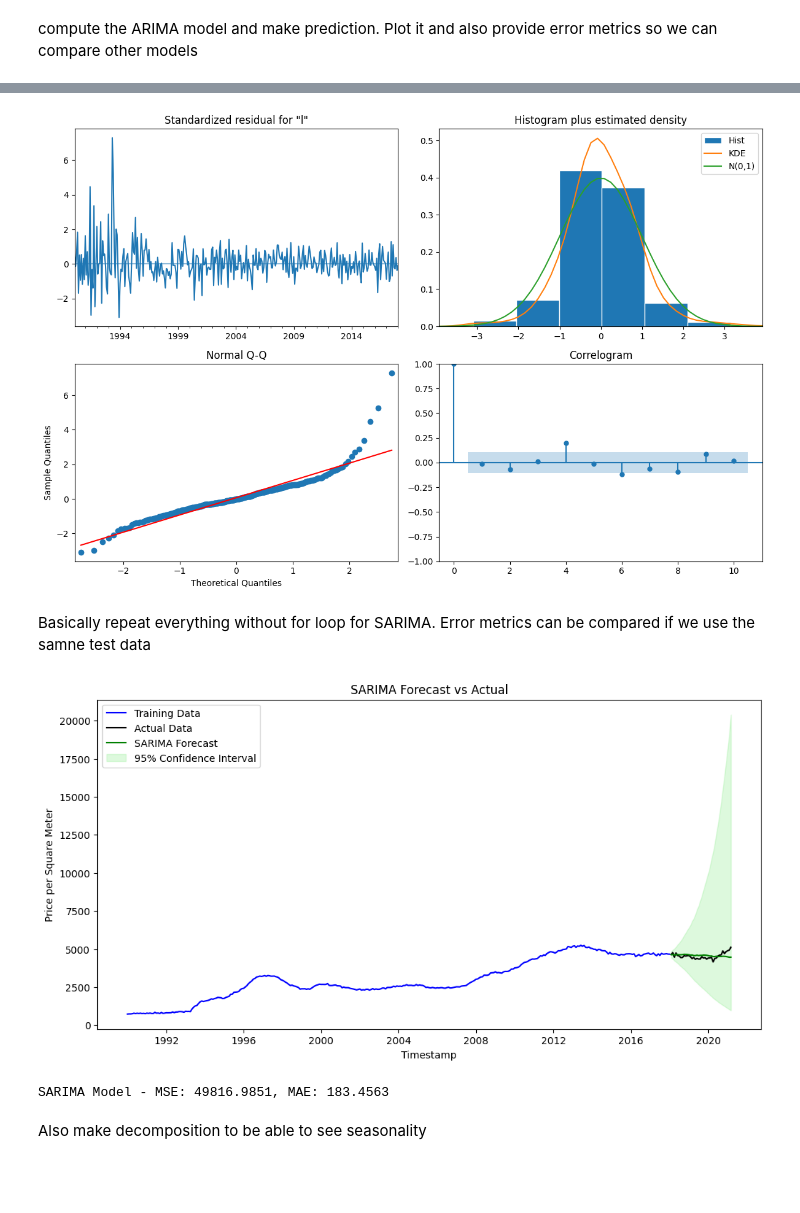
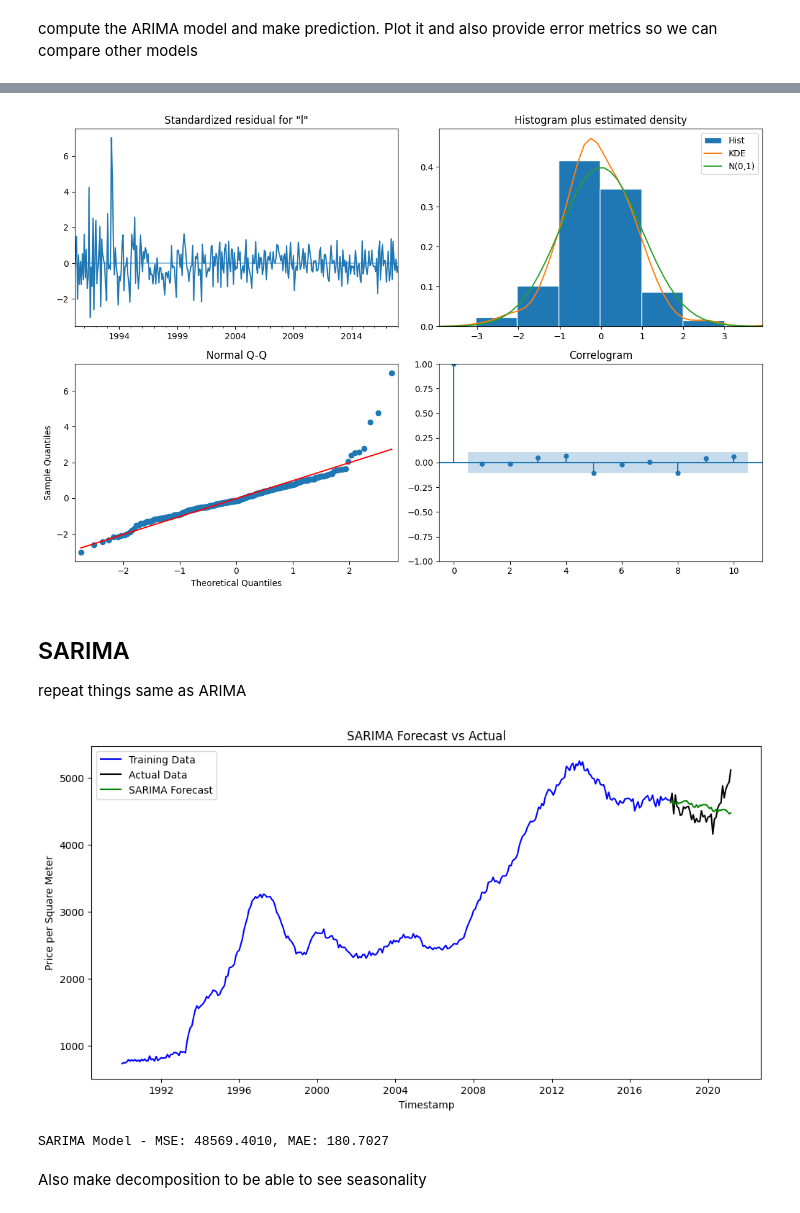
Before and after one commit to mathbert/Housing-Prices-Analysis, a Jupyter notebook: complete_code.ipynb, the cells around one changed output, grey strips where cells are left out. Cells and saved outputs as stored; diff of their text form; code cells hidden in the pictures; blank space fills up the shorter version.

```diff
--- a/src/complete_analysis.ipynb
+++ b/complete_code.ipynb
@@ -19,7 +18,7 @@ warnings.filterwarnings('ignore')
 #Read Preprocessed Data
 
 # Set the file path for the preprocessed CSV file
-input_file_path = "../data/processed/bedok_processed.csv"
+input_file_path = "data/processed/bedok_processed.csv"
 
 # Read the CSV file into a DataFrame and parse the timestamp column as datetime
 df = pd.read_csv(input_file_path, parse_dates=["timestamp"])
@@ -201,11 +208,11 @@ compute the ARIMA model and make prediction. Plot it and also provide error metr
 value_col = "price_psm"
 
 # Split data into training and testing sets
-train_size = int(len(df) * 0.9)
+train_size = int(len(df) * 0.90)
 train, test = df.iloc[:train_size], df.iloc[train_size:]
 
 # For ARIMA, we model the log-transformed series.
-arima_order = (1, 2, 1)  # Adjust ARIMA order as necessary
+arima_order = (5, 2, 4)  # Adjust ARIMA order as necessary
 
 # Fit ARIMA model on training data using the log-transformed series (model performs differencing internally)
 model_arima = ARIMA(train["log_price"], order=arima_order)
@@ -260,16 +267,17 @@ plt.show()
 
 #as much as I know it looks very decent
 # %% [output]
-[figure, old version]
+[figure, new version]
-# %% [markdown]
-Basically repeat everything without for loop for SARIMA. Error metrics can be compared if we use the samne test data
+# %% [markdown]
+## SARIMA
+repeat things same as ARIMA
 # %%
 
 #SARIMA Model Option and Forecasting
 
 # %%
 # Specify SARIMA orders: adjust these orders as needed
-sarima_order = (1, 2, 1)           # Non-seasonal parameters
+sarima_order = (5, 2, 4)           # Non-seasonal parameters
 seasonal_order = (1, 1, 1, 12)       # suspect seasonality over 12 months
 
 # Fit SARIMA model on training data (using the log-transformed series)
@@ -279,28 +287,28 @@ model_sarima_fit = model_sarima.fit(disp=False)
 # %%
 
 # Forecast with SARIMA
 sarima_forecast_result = model_sarima_fit.get_forecast(steps=forecast_steps)
 sarima_forecast_mean = sarima_forecast_result.predicted_mean
 sarima_conf_int = sarima_forecast_result.conf_int()
 
 # Convert forecasts back to the original scale
 sarima_forecast_orig = np.exp(sarima_forecast_mean)
 sarima_conf_int_orig = np.exp(sarima_conf_int)
 
 # Plot SARIMA forecast vs actual data
 plt.figure(figsize=(12, 6))
 plt.plot(train.index, train[value_col], label="Training Data", color="blue")
 plt.plot(test.index, actual_orig, label="Actual Data", color="black")
 plt.plot(test.index, sarima_forecast_orig, label="SARIMA Forecast", color="green")
-plt.fill_between(test.index, sarima_conf_int_orig.iloc[:, 0], sarima_conf_int_orig.iloc[:, 1],
-                 color="lightgreen", alpha=0.3, label="95% Confidence Interval")
+#plt.fill_between(test.index, sarima_conf_int_orig.iloc[:, 0], sarima_conf_int_orig.iloc[:, 1],
+#                 color="lightgreen", alpha=0.3, label="95% Confidence Interval")
 plt.title("SARIMA Forecast vs Actual")
 plt.xlabel("Timestamp")
 plt.ylabel("Price per Square Meter")
 plt.legend()
 plt.show()
 # %% [output]
-[figure, old version]
+[figure, new version]
 # %%
 
 # Compute error metrics for SARIMA
@@ -308,7 +316,7 @@ mse_sarima = mean_squared_error(actual_orig, sarima_forecast_orig)
 mae_sarima = mean_absolute_error(actual_orig, sarima_forecast_orig)
 print("SARIMA Model - MSE: {:.4f}, MAE: {:.4f}".format(mse_sarima, mae_sarima))
 # %% [output]
-SARIMA Model - MSE: 49816.9851, MAE: 183.4563
+SARIMA Model - MSE: 48569.4010, MAE: 180.7027
 # %% [markdown]
 Also make decomposition to be able to see seasonality
 # %%
```
Also changed, not shown: parts of 7 cells of this notebook, 2 other files.
